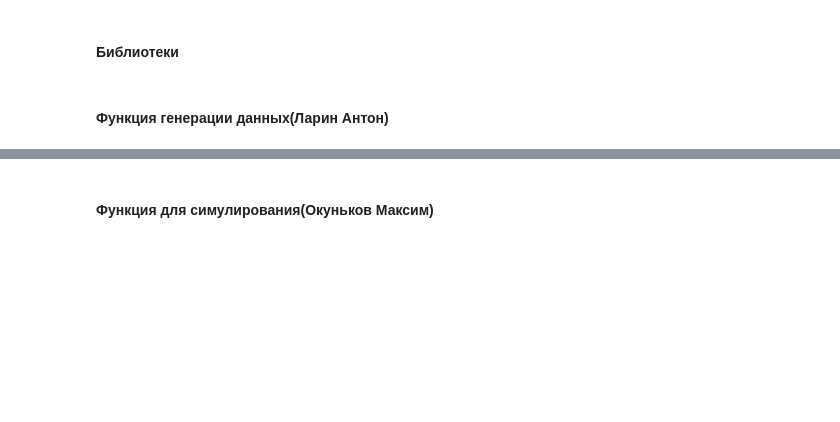
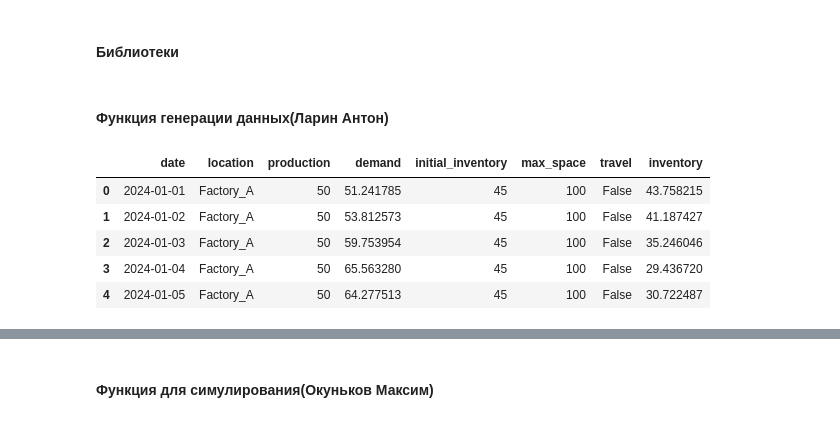
Before and after one commit to Dmitrii975/PD, a Jupyter notebook: PD.ipynb, the cells around one changed output, grey strips where cells are left out. Drawn from its saved outputs; the diff is of its cells as text; code cells hidden in the pictures; blank space fills up the shorter version.

```diff
--- a/PD.ipynb
+++ b/PD.ipynb
@@ -45,3 +49,19 @@ def generate_production_scenario(periods=120, seed=42):
     })
 
     return pd.concat([df_a, df_b], ignore_index=True)
+# %%
+df = generate_production_scenario()
+df = df[df['location'] == 'Factory_A']
+cur_inv = df['initial_inventory'].iloc[0]
+history = []
+for i in df.values:
+    history.append(cur_inv + i[2] - i[3])
+df['inventory'] = history
+df.head()
+# %% [output]
+|  | date | location | production | demand | initial_inventory | max_space | travel | inventory |
+| 0 | 2024-01-01 | Factory_A | 50 | 51.241785 | 45 | 100 | False | 43.758215 |
+| 1 | 2024-01-02 | Factory_A | 50 | 53.812573 | 45 | 100 | False | 41.187427 |
+| 2 | 2024-01-03 | Factory_A | 50 | 59.753954 | 45 | 100 | False | 35.246046 |
+| 3 | 2024-01-04 | Factory_A | 50 | 65.563280 | 45 | 100 | False | 29.436720 |
+| 4 | 2024-01-05 | Factory_A | 50 | 64.277513 | 45 | 100 | False | 30.722487 |
```
Also changed, not shown: parts of 4 cells of this notebook, 8 other files.
